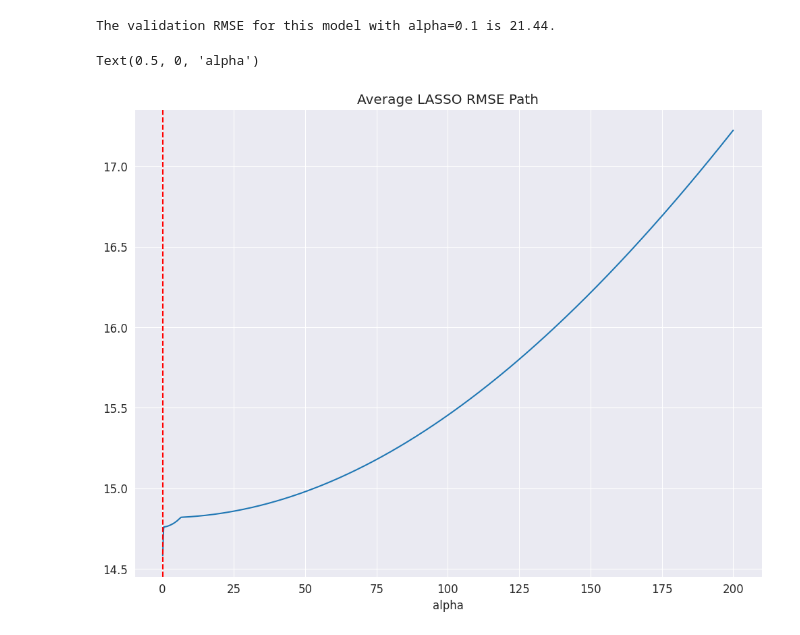
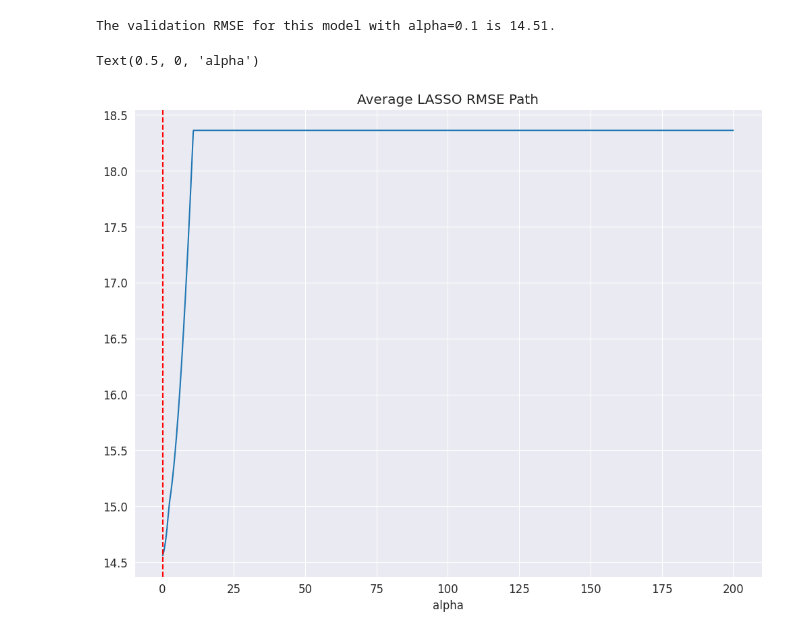
Before and after one commit to mahshidghaffari/Data_Madness, a Jupyter notebook: modeling/first.ipynb, the cells around one changed output. Drawn from its saved outputs; the diff is of its cells as text; code cells hidden in the pictures.

Commit message:
add standardize

```diff
--- a/modeling/first.ipynb
+++ b/modeling/first.ipynb
@@ -17,6 +17,18 @@ from sklearn.model_selection import KFold
 # Plot settings
 plt.rcParams['figure.figsize'] = (12, 9)
 plt.rcParams['font.size'] = 12
+# %%
+def standardize_columns(data):
+    '''
+    Input:
+      data (data frame): contains only numeric columns
+    Output:
+      data frame, the same data, except each column is standardized
+      to have 0-mean and unit variance
+    '''
+    #your code goes here [1 line should suffice]
+    standardized_data = (data-data.mean())/ data.std()
+    return standardized_data
 # %%
 full_data = pd.read_csv("../visual/full_data_Pop.csv")
 train, test = train_test_split(full_data, test_size=0.2)
@@ -68,7 +74,8 @@ def process_data_fm(data):
                   )
     )
     data.columns.values
-    x = data.drop(['popularity'], axis=1)
+    x = standardize_columns(data).drop(['popularity'], axis=1)
+    # x = data.drop(['popularity'], axis=1)
     y = data['popularity']
     return x,y
 # %%
@@ -160,8 +167,8 @@ def process_data_fm(data):
                   , 'liveness', 'loudness', 'speechiness', 'tempo', 'valence'
                   )
     )
-    data.columns.values
-    x = data.drop(['popularity'], axis=1)
+
+    x = standardize_columns(data).drop(['popularity'], axis=1)
     y = data['popularity']
     return x, y
 
@@ -176,33 +183,33 @@ def rmse(actual, predicted):
     Input:
       actual (1D array-like): vector of actual values
       predicted (1D array-like): vector of predicted/fitted values
     Output:
       a float, the root-mean square error
     """
     MSE = np.square(np.subtract(actual, predicted)).mean()
     rmse = math.sqrt(MSE)
     return rmse
 
 
 X_train_good, y_train_good = process_data_fm(train_good)
 X_test_good, y_test_good = process_data_fm(test_good)
 alphas = np.arange(0.1, 200.1, .1)
 good_model = lm.LassoCV(alphas=alphas, cv=5)
 
 # Fit and predict
 good_model.fit(X_train_good, y_train_good)
-y_predicted_good = good_model.predict(X_test)
+y_predicted_good = good_model.predict(X_test_good)
 
 print(f'The validation RMSE for this model with '
       f'alpha={round(float(good_model.alpha_), 2)} is '
       f'{round(rmse(y_test_good, y_predicted_good), 2)}.')
 optimal_alpha = round(float(good_model.alpha_), 2)
 plt.plot(good_model.alphas_, np.sqrt(np.apply_along_axis(np.mean, 1, good_model.mse_path_)))
 plt.axvline(x=optimal_alpha, color='red', linestyle='dashed')
 ax = plt.gca()
 ax.set_title('Average LASSO RMSE Path')
 ax.set_xlabel('alpha')
 # %% [output]
-The validation RMSE for this model with alpha=0.1 is 21.44.
+The validation RMSE for this model with alpha=0.1 is 14.51.
 Text(0.5, 0, 'alpha')
-[figure, old version]
+[figure, new version]
```
Also changed, not shown: parts of 4 cells of this notebook.
